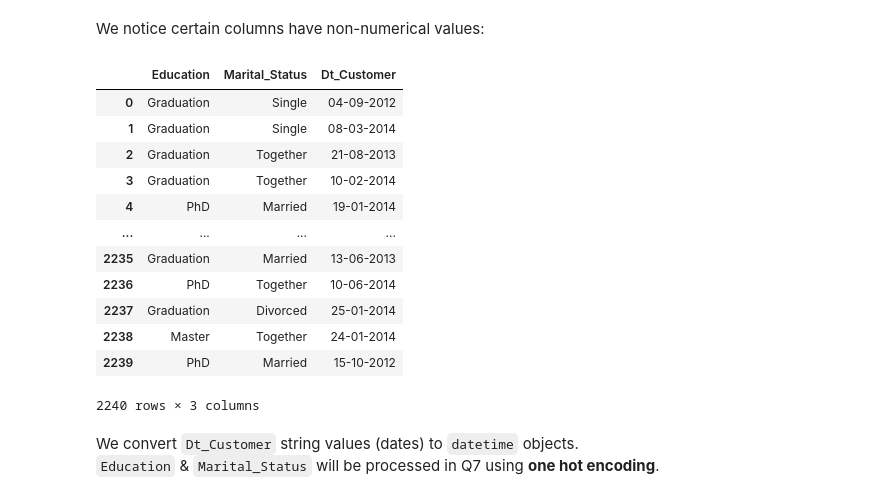
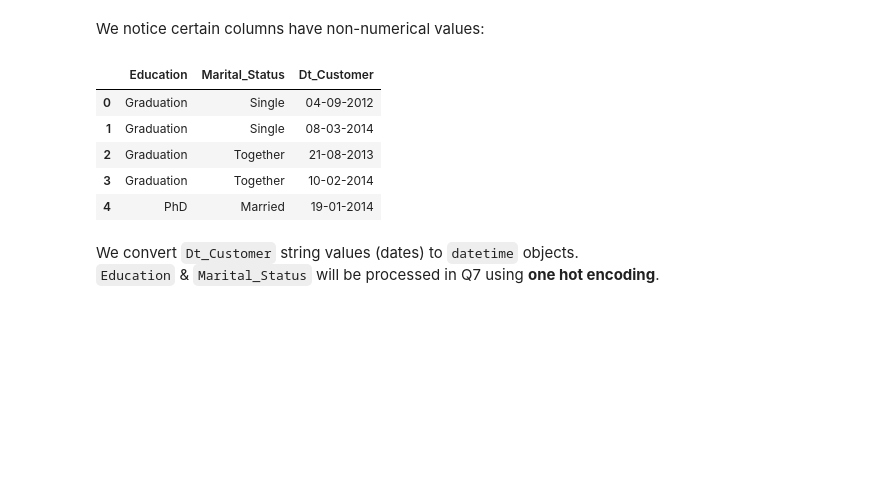
Before and after one commit to pspanoudakis/Data-Mining-Techniques-Projects, a Jupyter notebook: project1/CustomerPersonalityAnalysis.ipynb, the cells around one changed output. Saved outputs shown, nothing was run; the diff lists cells and outputs as text; code cells hidden in the pictures; blank space fills up the shorter version.

```diff
--- a/project1/CustomerPersonalityAnalysis.ipynb
+++ b/project1/CustomerPersonalityAnalysis.ipynb
@@ -114,21 +114,14 @@ countMissingByColumn(dataDf)
 # %% [markdown]
 We notice certain columns have non-numerical values:
 # %%
-dataDf.select_dtypes(include='object')
+dataDf.select_dtypes(include='object').head()
 # %% [output]
 |  | Education | Marital_Status | Dt_Customer |
 | 0 | Graduation | Single | 04-09-2012 |
 | 1 | Graduation | Single | 08-03-2014 |
 | 2 | Graduation | Together | 21-08-2013 |
 | 3 | Graduation | Together | 10-02-2014 |
 | 4 | PhD | Married | 19-01-2014 |
-| ... | ... | ... | ... |
-| 2235 | Graduation | Married | 13-06-2013 |
-| 2236 | PhD | Together | 10-06-2014 |
-| 2237 | Graduation | Divorced | 25-01-2014 |
-| 2238 | Master | Together | 24-01-2014 |
-| 2239 | PhD | Married | 15-10-2012 |
-2240 rows × 3 columns
 # %% [markdown]
 We convert `Dt_Customer` string values (dates) to `datetime` objects.\
 `Education` & `Marital_Status` will be processed in Q7 using **one hot encoding**.
```
Also changed, not shown: parts of 10 cells of this notebook.
